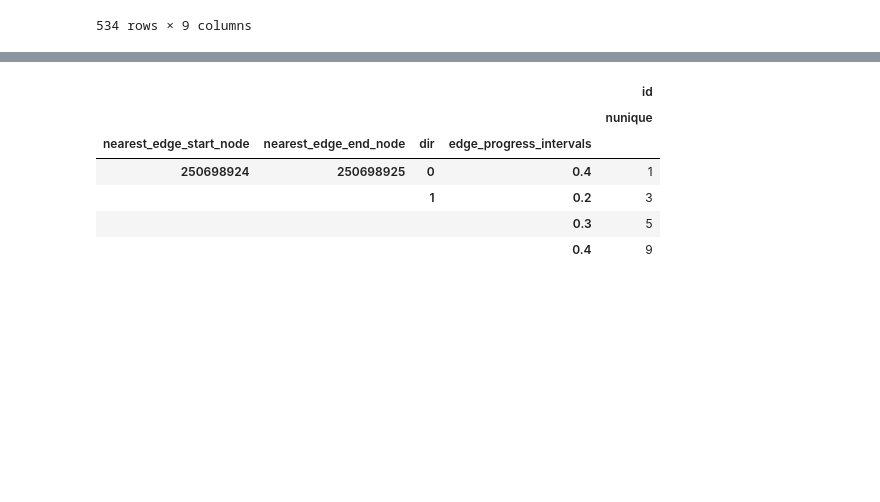
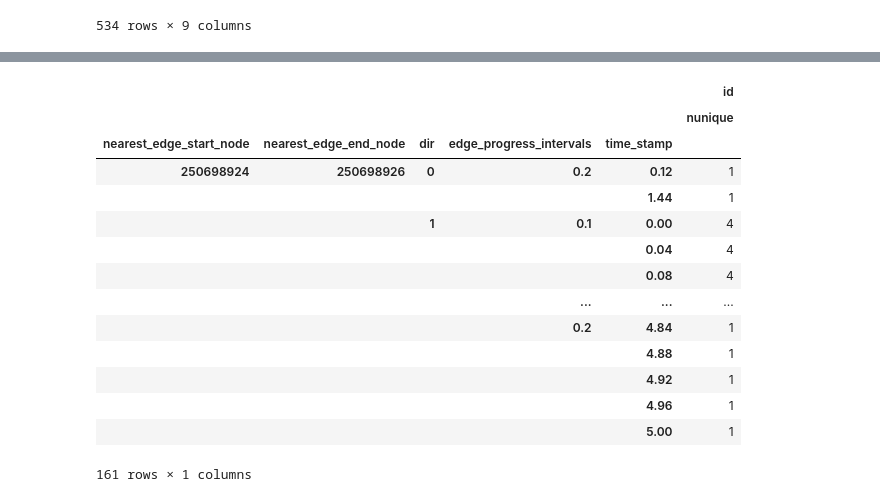
Before and after one commit to ArchieGertsman/GreekDrivers, a Jupyter notebook: Data/demonstration.ipynb, the cells around one changed output, grey strips where cells are left out. Saved outputs shown, nothing was run; the diff lists cells and outputs as text; code cells hidden in the pictures; blank space fills up the shorter version.

```diff
--- a/Data/demonstration.ipynb
+++ b/Data/demonstration.ipynb
@@ -51,8 +52,7 @@ df_pickle = pickle_df(df,pickle_name='sample.pkl') #simply need to feed in dataf
     - `direction`
     - `vehicle_density`
 # %%
-#bearing
-df = csv_to_df('sample.csv') #first  need to create df using csv_to_df
+#Add bearings
 df = bearing(df) #using bearing will then return a df with bearing as a column
 df
 # %% [output]
@@ -71,8 +71,8 @@ df
 |  | 3.00 | 37.979814 | 23.733351 | 37.5060 | -0.0096 | -0.0159 | Car | 29.88 | 35.851799 | NaN |
 534 rows × 9 columns
 # %%
-#nearest_graph_data
-df = csv_to_df('sample.csv') #first  need to create df using csv_to_df
+#add nearest nodes and edges
+
 graph = ox.graph_from_address('Athens, Municipality of Athens, Regional Unit of Central Athens, Attica, 10667, Greece', network_type='drive')  #need to provide graph from osmnx as well
 df = nearest_graph_data(df, graph) #nearest_graph_data will then return multiple features regarding the node and edge per id
 df
@@ -94,7 +93,0 @@ df
-# %%
-# direction
-df = csv_to_df('sample.csv') #first  need to create df using csv_to_df
-graph = ox.graph_from_address('Athens, Municipality of Athens, Regional Unit of Central Athens, Attica, 10667, Greece', network_type='drive')  #need to provide graph from osmnx as well
-df = nearest_graph_data(df, graph) # need to run nearest_graph_data on df first as well
-df = direction(df) # running direction on dataframe will then return a df with the direction as a column
-df
@@ -116,15 +113,20 @@ df
 # %%
 #vehicle_density
-df = csv_to_df('sample.csv') #first  need to create df using csv_to_df
-graph = ox.graph_from_address('Athens, Municipality of Athens, Regional Unit of Central Athens, Attica, 10667, Greece', network_type='drive')  #need to provide graph from osmnx as well
-df = nearest_graph_data(df, graph) # need to run nearest_graph_data on df first as well
-df = direction(df) # need to run direction as directions are needed to calculate vehicles by lane
-vehicle_density(df) #running vehicle_density then returns the number of vehicles per start_node and end_node pairs, still needs to be reformatted and added back to main df
+vehicle_density_df = vehicle_density(df) #running vehicle_density then returns the number of vehicles per start_node and end_node pairs, still needs to be reformatted and added back to main df
+vehicle_density_df
 # %% [output]
-|  |  |  |  | id |
-|  |  |  |  | nunique |
-| nearest_edge_start_node | nearest_edge_end_node | dir | edge_progress_intervals |  |
-| 250698924 | 250698925 | 0 | 0.4 | 1 |
-|  |  | 1 | 0.2 | 3 |
-|  |  |  | 0.3 | 5 |
-|  |  |  | 0.4 | 9 |
+|  |  |  |  |  | id |
+|  |  |  |  |  | nunique |
+| nearest_edge_start_node | nearest_edge_end_node | dir | edge_progress_intervals | time_stamp |  |
+| 250698924 | 250698926 | 0 | 0.2 | 0.12 | 1 |
+|  |  |  |  | 1.44 | 1 |
+|  |  | 1 | 0.1 | 0.00 | 4 |
+|  |  |  |  | 0.04 | 4 |
+|  |  |  |  | 0.08 | 4 |
+|  |  |  | ... | ... | ... |
+|  |  |  | 0.2 | 4.84 | 1 |
+|  |  |  |  | 4.88 | 1 |
+|  |  |  |  | 4.92 | 1 |
+|  |  |  |  | 4.96 | 1 |
+|  |  |  |  | 5.00 | 1 |
+161 rows × 1 columns
```
Also changed, not shown: parts of 10 cells of this notebook.
